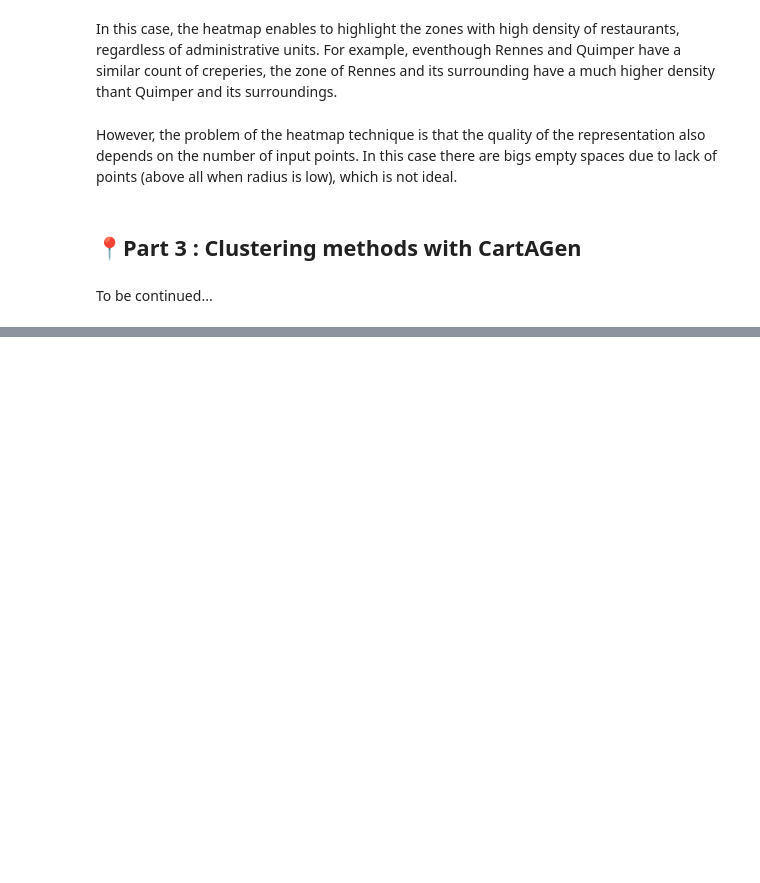
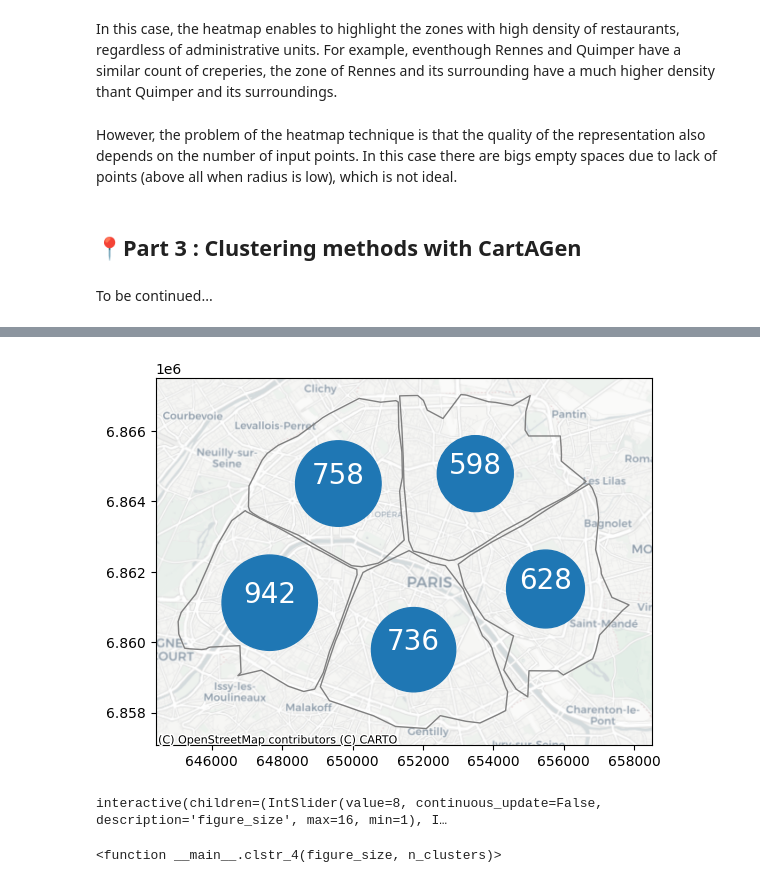
Before and after one commit to LostInZoom/cartagen-notebooks, a Jupyter notebook: tuto_point_dataset_generalisation.ipynb, the cells around one changed output, grey strips where cells are left out. Saved outputs shown, nothing was run; the diff lists cells and outputs as text; code cells hidden in the pictures; blank space fills up the shorter version.

```diff
--- a/tuto_point_dataset_generalisation.ipynb
+++ b/tuto_point_dataset_generalisation.ipynb
@@ -994,0 +1135,13 @@ To be continued...
+# %%
+hulls = hulls.set_crs(crs='EPSG:2154') #specify the crs of the hulls
+horo['nb'] = 1 #creates a column for count of points
+
+#creating id for each hull
+for i in range(len(hulls)):
+    hulls.loc[i,"id_hull_1"] = i
+
+horo_id_hull = gp.sjoin(horo, hulls) #transfer the id of hull in each overlaping points
+horo_hull_agr = horo_id_hull.groupby(['id_hull_1']).sum(['nb']) #get the sum of points for each hull id
+hulls_count = hulls.merge(right=horo_hull_agr, how='left', on = 'id_hull_1') #merge this sum into the hull GeoDataFrame
+hulls_count = hulls_count[['geometry','id_hull_1','nb']]
+hulls_count
@@ -994,0 +1155,46 @@ To be continued...
+# %%
+#Creates the map for the first zoom level
+
+ax = hulls_count.plot(facecolor = 'None', edgecolor = "grey")
+ax.scatter(x=np.asarray(hulls_count.geometry.centroid.get_coordinates())[:,:1], y= np.asarray(hulls_count.centroid.get_coordinates())[:,-1], s=hulls_count['nb']*5)
+for i, label in enumerate(hulls_count['nb']):
+    plt.annotate(label, (np.asarray(hulls_count.geometry.centroid.get_coordinates())[:,:1][i], np.asarray(hulls_count.centroid.get_coordinates())[:,-1][i]),
+                         ha='center',fontsize=20, color="white")
+
+ctx.add_basemap(ax,source=ctx.providers.CartoDB.Positron, crs='EPSG:2154')
+# %% [output]
+[figure, added]
+# %%
+list_horo_lvl2 = []
+list_coords_lvl2 = []
+for i in range(len(horo_id_hull.id_hull_1.unique())):
+    list_horo_lvl2.append(horo_id_hull[(horo_id_hull.id_hull_1 == i)])
+
+list_coords_lvl2 = []
+for i in range(len(list_horo_lvl2)):
+    list_coords_lvl2.append(np.vstack((list_horo_lvl2[i].geometry.x, list_horo_lvl2[i].geometry.y)).T)
+
+
+def clstr_4(figure_size,n_clusters):
+    kmeans = cluster.KMeans(n_clusters=n_clusters, random_state=42) #instanciate dbscan class, specifiying parameters
+    # i.e n_clusters = the number of clusters to find in the dataset
+    # random_state = used to have always the same choices regarding the initial centroïds
+    clusters = kmeans.fit_predict(list_coords_lvl2[0]) #compute the clusters
+    list_horo_lvl2[0].loc[:,'cluster'] = clusters #add the id of the cluster of each point as a new column
+
+    list_col_clus_lvl2 = []
+    for i in range(len(list_horo_lvl2[0].cluster.unique())):
+        list_col_clus_lvl2.append((np.random.uniform(0, 1),np.random.uniform(0, 1),np.random.uniform(0, 1)))
+
+    col_clus = matcol.LinearSegmentedColormap.from_list('col_clus',list_col_clus_lvl2)
+
+    if len(list_horo_lvl2[0].cluster.unique()) > 1:
+        ax = list_horo_lvl2[0].plot(column="cluster", cmap=col_clus, figsize=(figure_size,figure_size)) #plot result
+    else:
+        ax =list_horo_lvl2[0].plot(color="grey", figsize=(figure_size,figure_size))
+
+ipywidgets.interact(clstr_4, figure_size = ipywidgets.IntSlider(value =8, min = 1, max = 16,step = 1,continuous_update=False),
+                           n_clusters = ipywidgets.IntSlider(value =5, min = 1, max = 20,step = 1,continuous_update=False))
+# %% [output]
+interactive(children=(IntSlider(value=8, continuous_update=False, description='figure_size', max=16, min=1), I…
+<function __main__.clstr_4(figure_size, n_clusters)>
```
Also changed, not shown: parts of 13 cells of this notebook, 3 other files.
